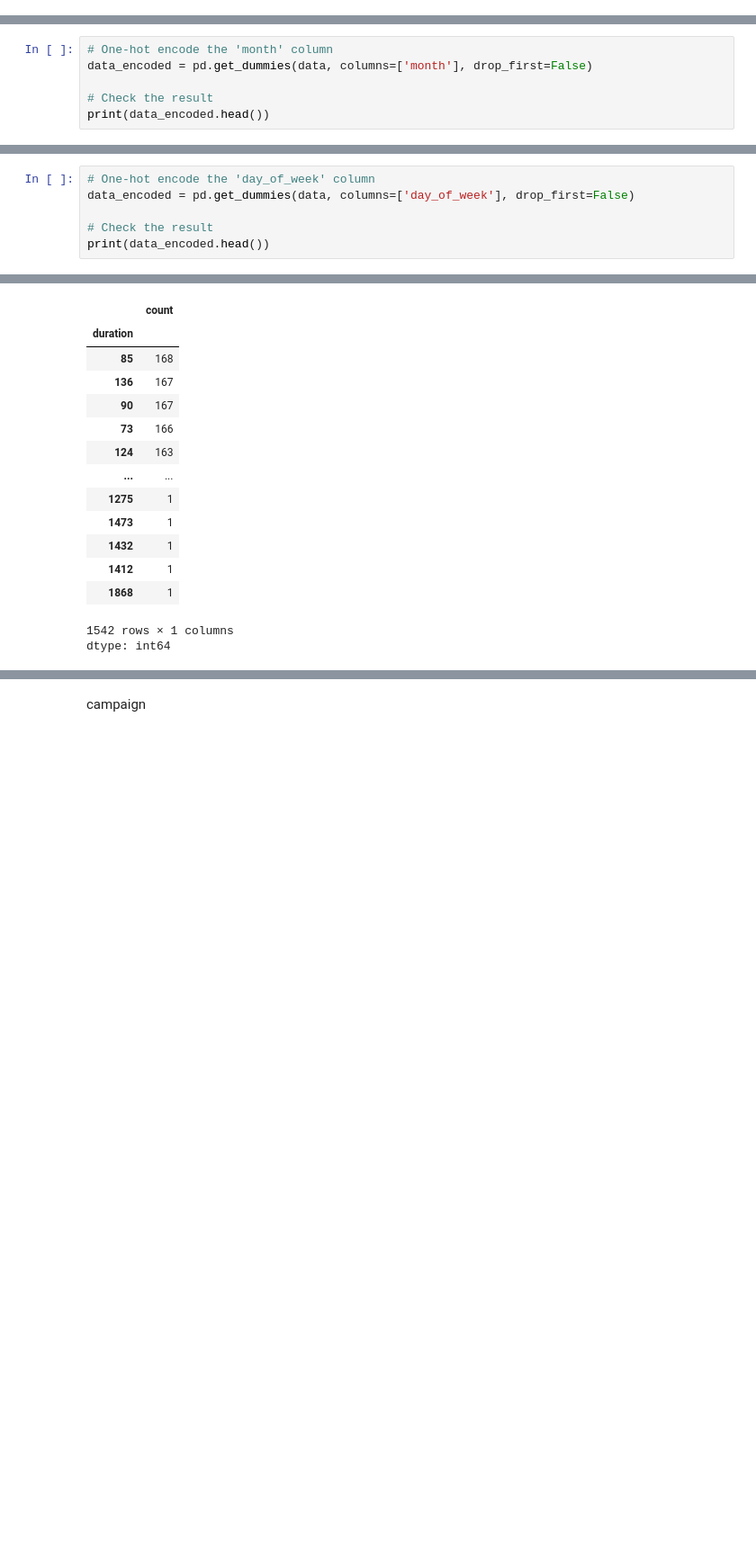
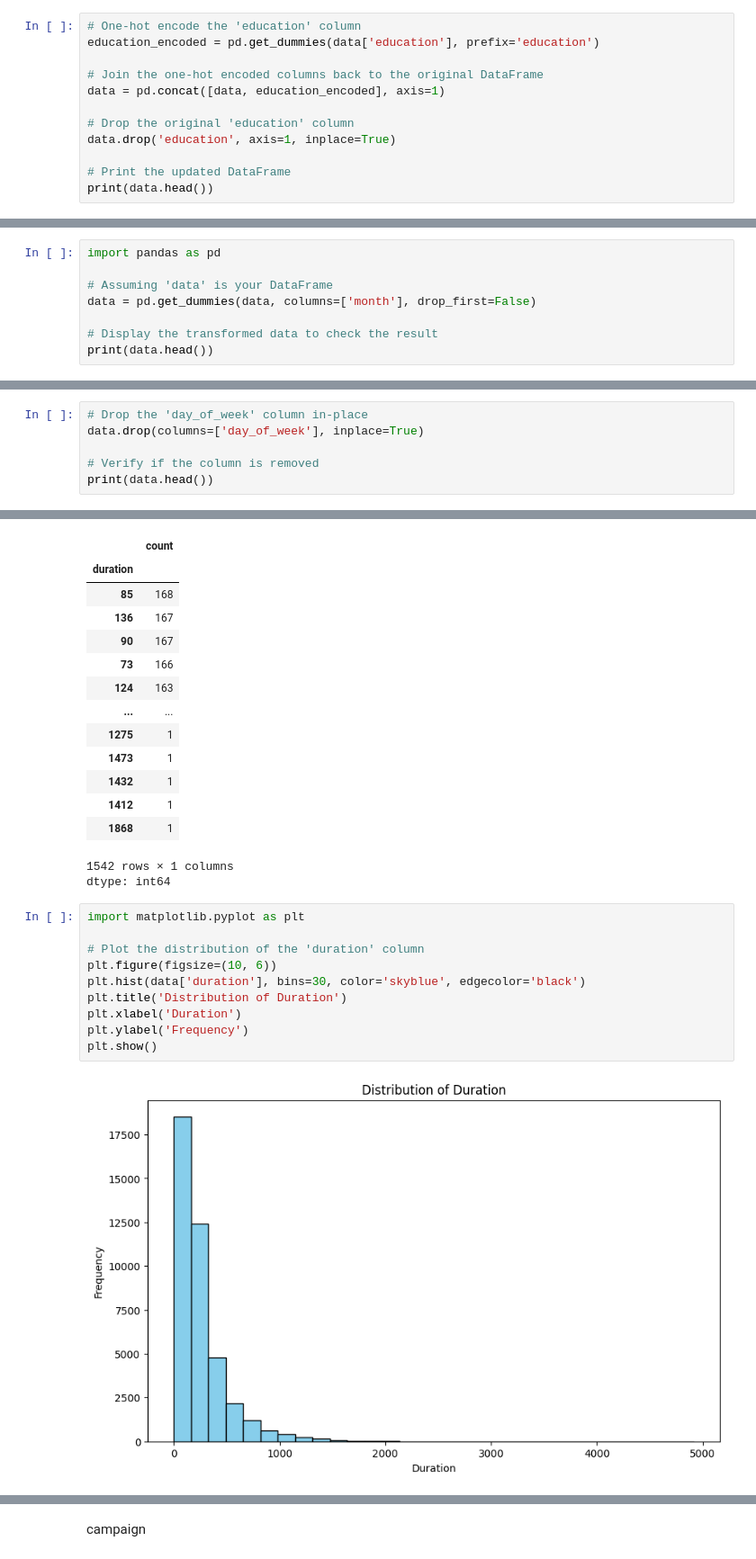
Before and after one commit to vihanga-induwara/CM2604-CW-Bank-Marketing, a Jupyter notebook: Bank Marketing.ipynb, the cells around one changed output, grey strips where cells are left out. Shown at 90% size. Cells and saved outputs as stored; diff of their text form; blank space fills up the shorter version.

```diff
--- a/Bank Marketing.ipynb
+++ b/Bank Marketing.ipynb
@@ -423,3 +399,15 @@ basic.4y                3935
 basic.6y                2279
 unknown                 1683
 Name: count, dtype: int64
+# %%
+# One-hot encode the 'education' column
+education_encoded = pd.get_dummies(data['education'], prefix='education')
+
+# Join the one-hot encoded columns back to the original DataFrame
+data = pd.concat([data, education_encoded], axis=1)
+
+# Drop the original 'education' column
+data.drop('education', axis=1, inplace=True)
+
+# Print the updated DataFrame
+print(data.head())
@@ -628,9 +633,11 @@ plt.show()
 # %% [output]
 [figure]
 # %%
-# One-hot encode the 'month' column
-data_encoded = pd.get_dummies(data, columns=['month'], drop_first=False)
+import pandas as pd
 
-# Check the result
-print(data_encoded.head())
+# Assuming 'data' is your DataFrame
+data = pd.get_dummies(data, columns=['month'], drop_first=False)
+
+# Display the transformed data to check the result
+print(data.head())
 # %% [output]
@@ -682,11 +682,11 @@ plt.show()
 # %% [output]
 [figure]
 # %%
-# One-hot encode the 'day_of_week' column
-data_encoded = pd.get_dummies(data, columns=['day_of_week'], drop_first=False)
+# Drop the 'day_of_week' column in-place
+data.drop(columns=['day_of_week'], inplace=True)
 
-# Check the result
-print(data_encoded.head())
+# Verify if the column is removed
+print(data.head())
 # %% [output]
         age        job    education month  duration  campaign  pdays  \
 0  0.750000  housemaid     basic.4y   may       261         1    999
@@ -726,3 +726,15 @@ data["duration"].value_counts()
 | 1868 | 1 |
 1542 rows × 1 columns
 dtype: int64
+# %%
+import matplotlib.pyplot as plt
+
+# Plot the distribution of the 'duration' column
+plt.figure(figsize=(10, 6))
+plt.hist(data['duration'], bins=30, color='skyblue', edgecolor='black')
+plt.title('Distribution of Duration')
+plt.xlabel('Duration')
+plt.ylabel('Frequency')
+plt.show()
+# %% [output]
+[figure, added]
```
Also changed, not shown: parts of 50 cells of this notebook.
